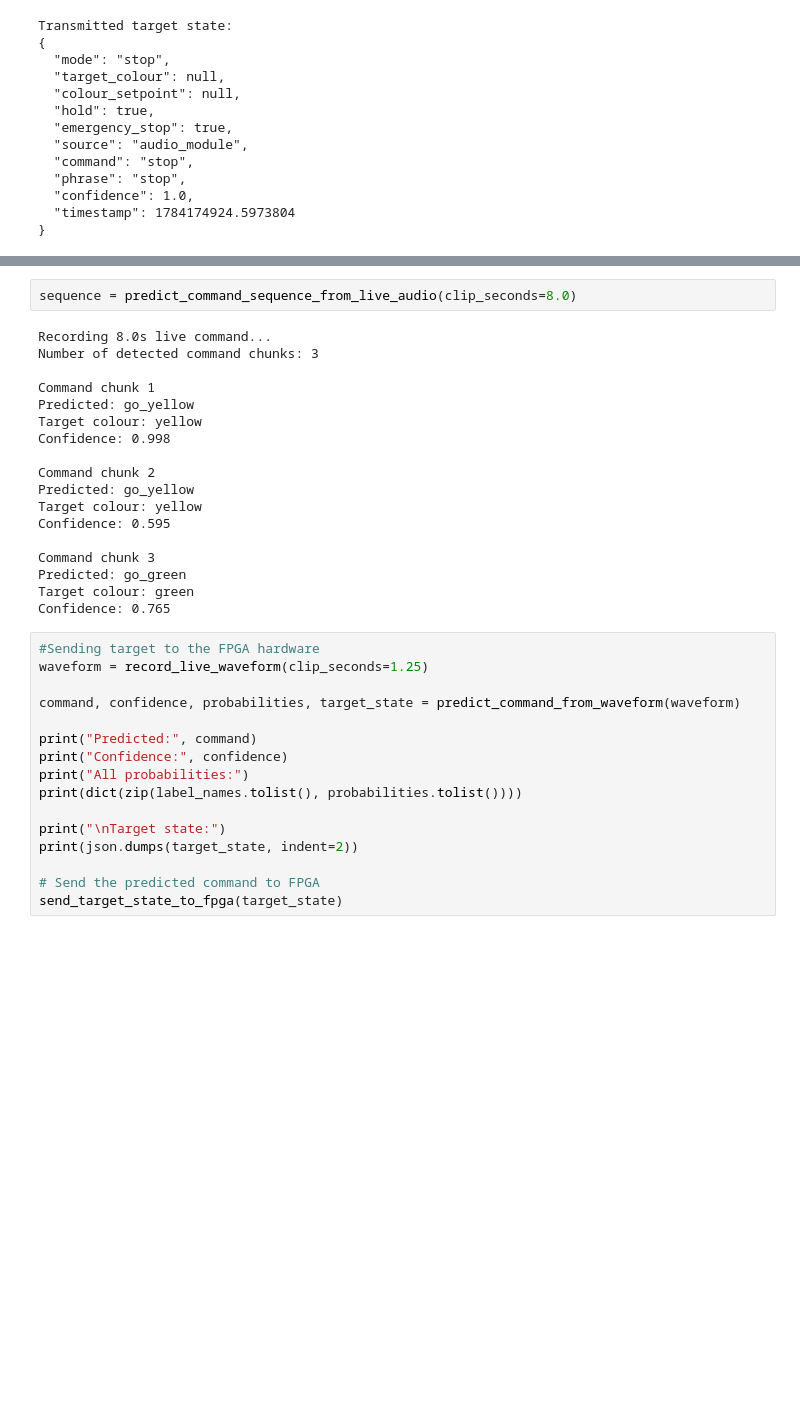
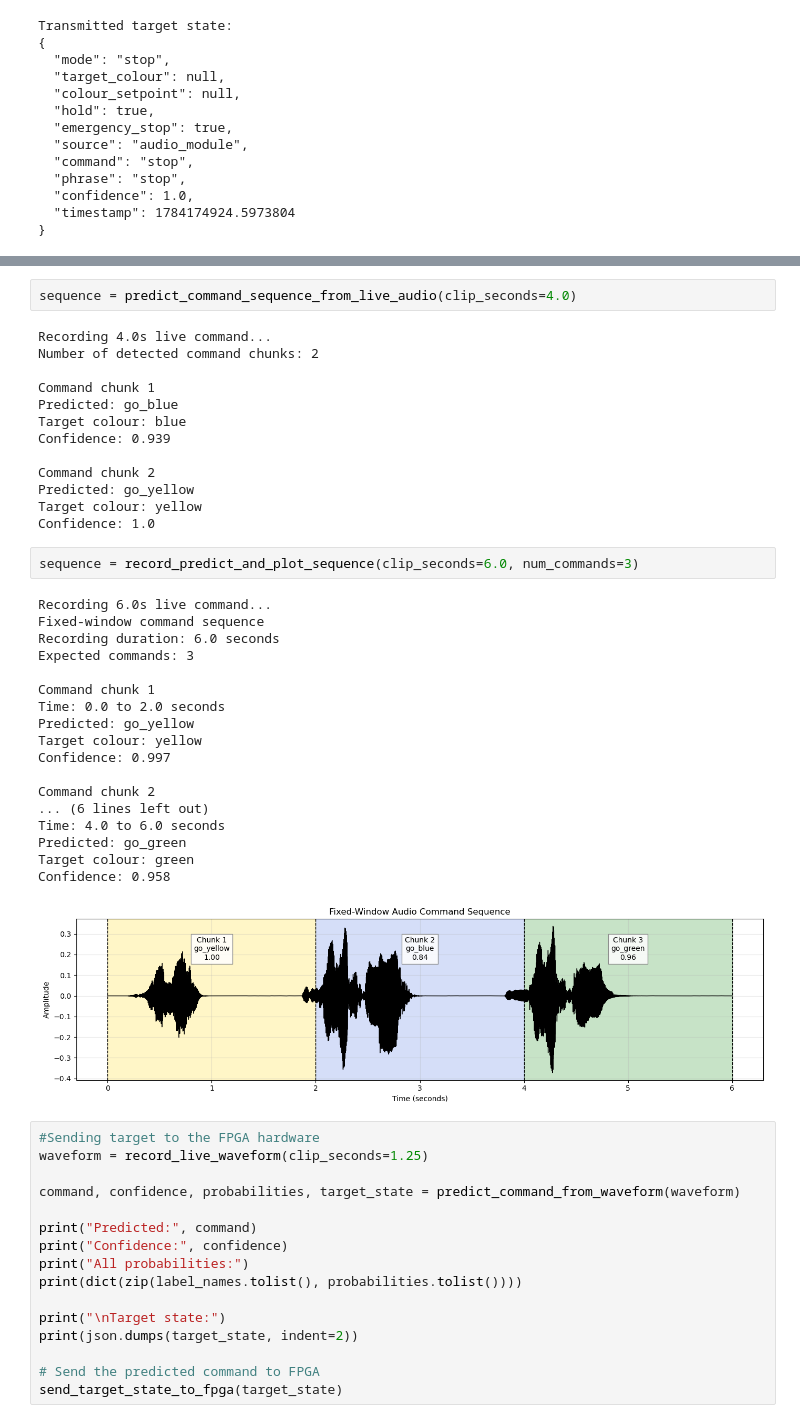
Before and after one commit to Jack0468/ball_balance_video_controlled, a Jupyter notebook: host_software/ml_audio/audio_command_classifier_aligned_before_deterministic_patch_final.ipynb, the cells around one changed output, grey strips where cells are left out. Cells and saved outputs as stored; diff of their text form; blank space fills up the shorter version.

Commit message:
updated audio clasifier

```diff
--- a/host_software/ml_audio/audio_command_classifier_aligned_before_deterministic_patch_final.ipynb
+++ b/host_software/ml_audio/audio_command_classifier_aligned_before_deterministic_patch_final.ipynb
@@ -1486,23 +1565,39 @@ Target colour: red
 # %%
-sequence = predict_command_sequence_from_live_audio(clip_seconds=8.0)
+sequence = predict_command_sequence_from_live_audio(clip_seconds=4.0)
 # %% [output]
-Recording 8.0s live command...
-Number of detected command chunks: 3
+Recording 4.0s live command...
+Number of detected command chunks: 2
 
 Command chunk 1
-Predicted: go_yellow
-Target colour: yellow
-Confidence: 0.998
+Predicted: go_blue
+Target colour: blue
+Confidence: 0.939
 
 Command chunk 2
 Predicted: go_yellow
 Target colour: yellow
-Confidence: 0.595
-
-Command chunk 3
-Predicted: go_green
-Target colour: green
-Confidence: 0.765
+Confidence: 1.0
+# %%
+sequence = record_predict_and_plot_sequence(clip_seconds=6.0, num_commands=3)
+# %% [output]
+Recording 6.0s live command...
+Fixed-window command sequence
+Recording duration: 6.0 seconds
+Expected commands: 3
+
+Command chunk 1
+Time: 0.0 to 2.0 seconds
+Predicted: go_yellow
+Target colour: yellow
+Confidence: 0.997
+
+Command chunk 2
+... (6 lines left out)
+Time: 4.0 to 6.0 seconds
+Predicted: go_green
+Target colour: green
+Confidence: 0.958
+[figure, added]
 # %%
 #Sending target to the FPGA hardware
 waveform = record_live_waveform(clip_seconds=1.25)
```
Also changed, not shown: parts of 15 cells of this notebook.
